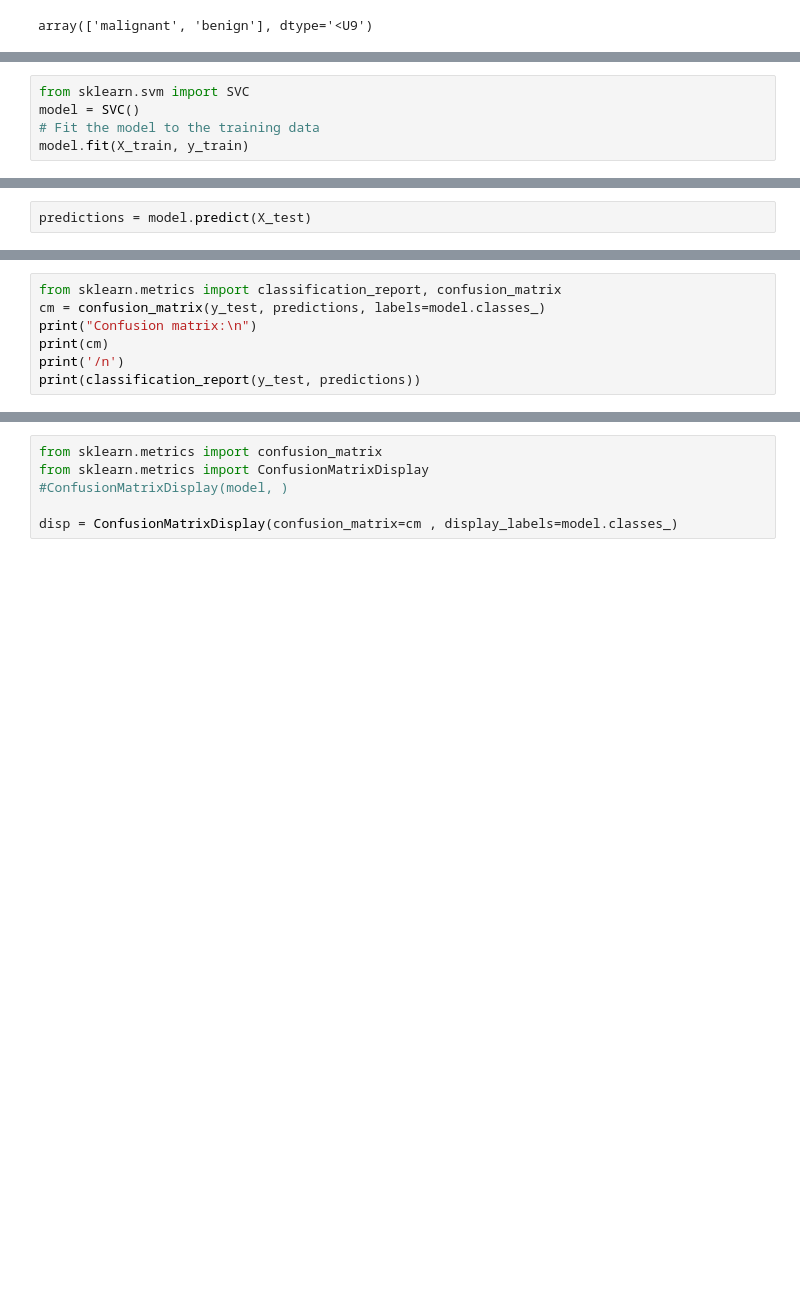
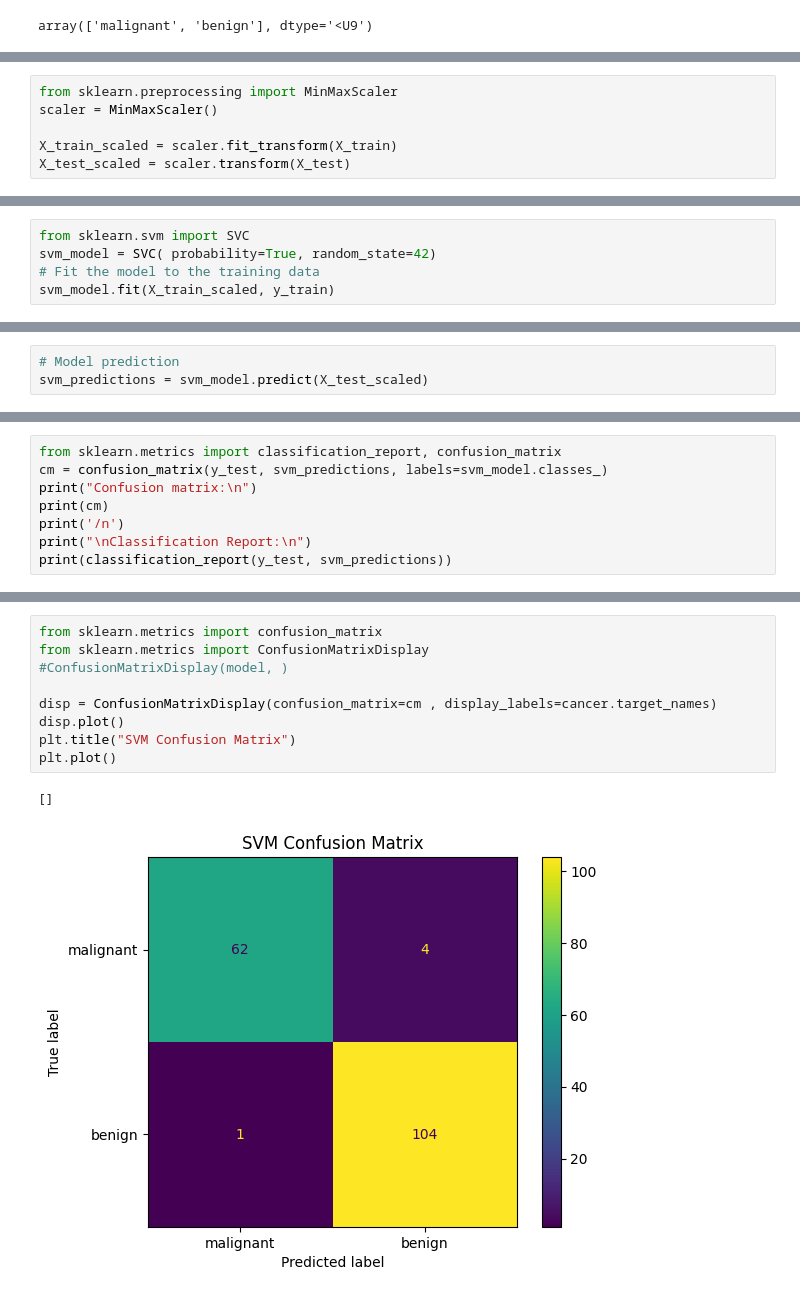
Before and after one commit to sina-salmanpour/DM-HW1-1405, a Jupyter notebook: DM_Q7.ipynb, the cells around one changed output, grey strips where cells are left out. Saved outputs shown, nothing was run; the diff lists cells and outputs as text; blank space fills up the shorter version.

```diff
--- a/DM_Q7.ipynb
+++ b/DM_Q7.ipynb
@@ -50,0 +63,6 @@ X_train, X_test, y_train, y_test = train_test_split(X, y, test_size=0.3, random_
+# %%
+from sklearn.preprocessing import MinMaxScaler
+scaler = MinMaxScaler()
+
+X_train_scaled = scaler.fit_transform(X_train)
+X_test_scaled = scaler.transform(X_test)
@@ -51,6 +71,6 @@ X_train, X_test, y_train, y_test = train_test_split(X, y, test_size=0.3, random_
 # %%
 from sklearn.svm import SVC
-model = SVC()
+svm_model = SVC( probability=True, random_state=42)
 # Fit the model to the training data
-model.fit(X_train, y_train)
+svm_model.fit(X_train_scaled, y_train)
 # %% [output]
@@ -58,2 +78,3 @@ SVC()
 # %%
-predictions = model.predict(X_test)
+# Model prediction
+svm_predictions = svm_model.predict(X_test_scaled)
@@ -60,10 +83,11 @@ predictions = model.predict(X_test)
 # %%
 from sklearn.metrics import classification_report, confusion_matrix
-cm = confusion_matrix(y_test, predictions, labels=model.classes_)
+cm = confusion_matrix(y_test, svm_predictions, labels=svm_model.classes_)
 print("Confusion matrix:\n")
 print(cm)
 print('/n')
-print(classification_report(y_test, predictions))
+print("\nClassification Report:\n")
+print(classification_report(y_test, svm_predictions))
 # %% [output]
 Confusion matrix:
 
@@ -81,6 +108,12 @@ weighted avg       0.93      0.92      0.92       171
 # %%
 from sklearn.metrics import confusion_matrix
 from sklearn.metrics import ConfusionMatrixDisplay
 #ConfusionMatrixDisplay(model, )
 
-disp = ConfusionMatrixDisplay(confusion_matrix=cm , display_labels=model.classes_)
+disp = ConfusionMatrixDisplay(confusion_matrix=cm , display_labels=cancer.target_names)
+disp.plot()
+plt.title("SVM Confusion Matrix")
+plt.plot()
+# %% [output]
+[]
+[figure, added]
```
Also changed, not shown: parts of 31 cells of this notebook.
